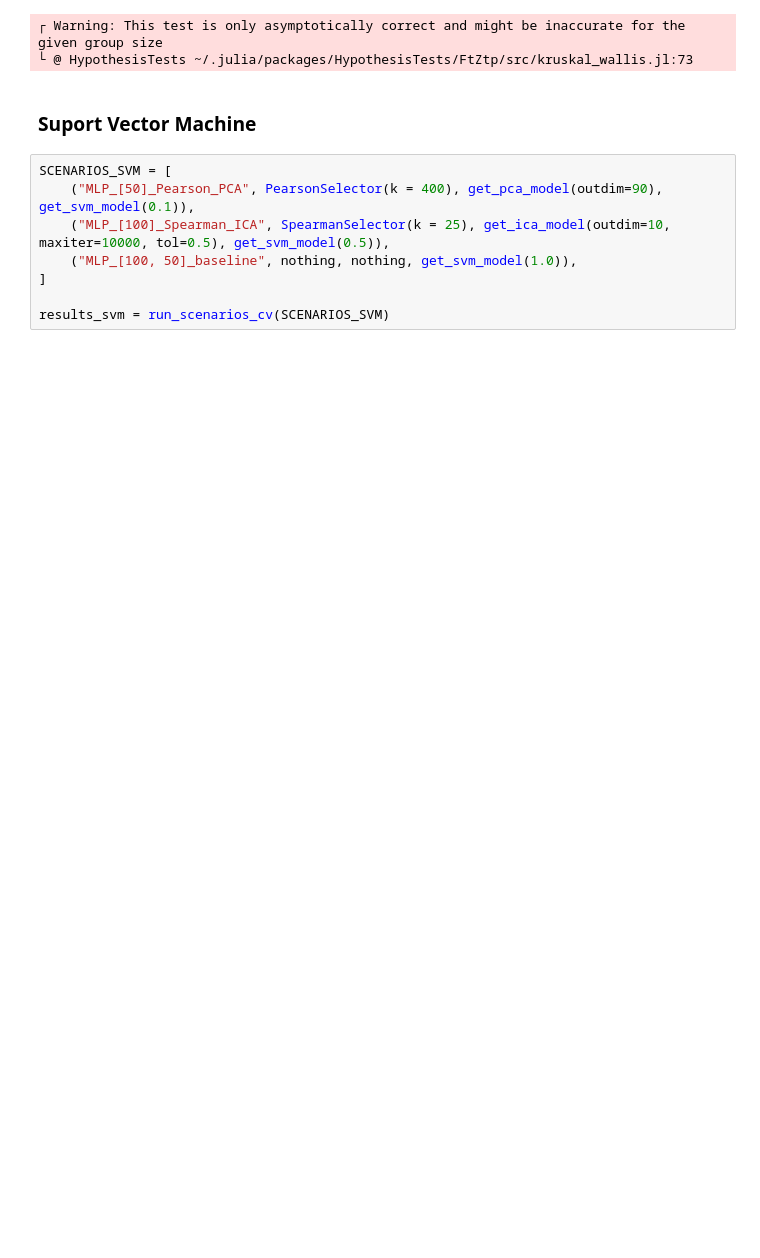
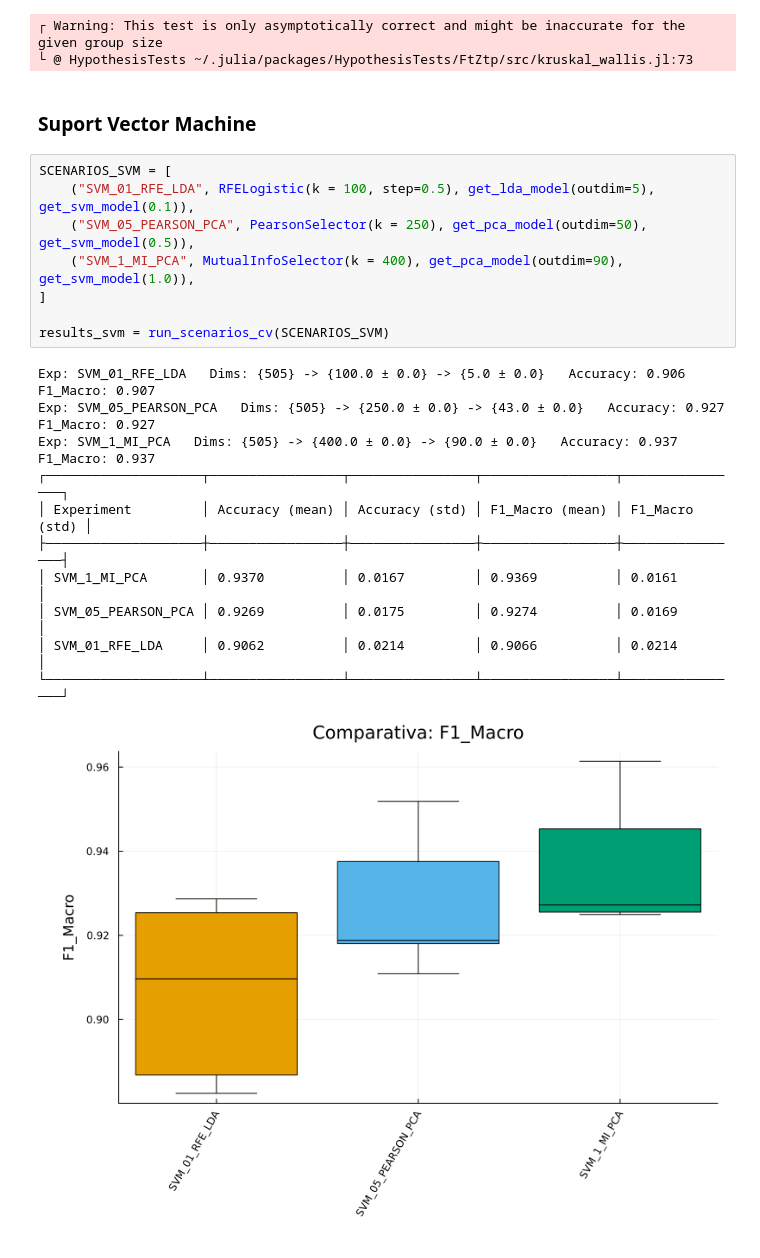
Before and after one commit to albagonzalezpena/MAAAI, a Jupyter notebook: p2/notebooks/experiment.ipynb, the cells around one changed output. Cells and saved outputs as stored; diff of their text form; blank space fills up the shorter version.

Commit message:
terminados experimentos con modelos básicos

```diff
--- a/p2/notebooks/experiment.ipynb
+++ b/p2/notebooks/experiment.ipynb
@@ -661,9 +644,21 @@ Referencia: MLP_[50]_Pearson_PCA (Media: 0.9416)
 ### **Suport Vector Machine**
 # %%
 SCENARIOS_SVM = [
-    ("MLP_[50]_Pearson_PCA", PearsonSelector(k = 400), get_pca_model(outdim=90), get_svm_model(0.1)),
-    ("MLP_[100]_Spearman_ICA", SpearmanSelector(k = 25), get_ica_model(outdim=10, maxiter=10000, tol=0.5), get_svm_model(0.5)),
-    ("MLP_[100, 50]_baseline", nothing, nothing, get_svm_model(1.0)),
+    ("SVM_01_RFE_LDA", RFELogistic(k = 100, step=0.5), get_lda_model(outdim=5), get_svm_model(0.1)),
+    ("SVM_05_PEARSON_PCA", PearsonSelector(k = 250), get_pca_model(outdim=50), get_svm_model(0.5)),
+    ("SVM_1_MI_PCA", MutualInfoSelector(k = 400), get_pca_model(outdim=90), get_svm_model(1.0)),
 ]
 
 results_svm = run_scenarios_cv(SCENARIOS_SVM)
+# %% [output]
+Exp: SVM_01_RFE_LDA   Dims: {505} -> {100.0 ± 0.0} -> {5.0 ± 0.0}   Accuracy: 0.906   F1_Macro: 0.907
+Exp: SVM_05_PEARSON_PCA   Dims: {505} -> {250.0 ± 0.0} -> {43.0 ± 0.0}   Accuracy: 0.927   F1_Macro: 0.927
+Exp: SVM_1_MI_PCA   Dims: {505} -> {400.0 ± 0.0} -> {90.0 ± 0.0}   Accuracy: 0.937   F1_Macro: 0.937
+┌────────────────────┬─────────────────┬────────────────┬─────────────────┬────────────────┐
+│ Experiment         │ Accuracy (mean) │ Accuracy (std) │ F1_Macro (mean) │ F1_Macro (std) │
+├────────────────────┼─────────────────┼────────────────┼─────────────────┼────────────────┤
+│ SVM_1_MI_PCA       │ 0.9370          │ 0.0167         │ 0.9369          │ 0.0161         │
+│ SVM_05_PEARSON_PCA │ 0.9269          │ 0.0175         │ 0.9274          │ 0.0169         │
+│ SVM_01_RFE_LDA     │ 0.9062          │ 0.0214         │ 0.9066          │ 0.0214         │
+└────────────────────┴─────────────────┴────────────────┴─────────────────┴────────────────┘
+[figure, added]
```
Also changed, not shown: parts of 9 cells of this notebook, 1 other file.
